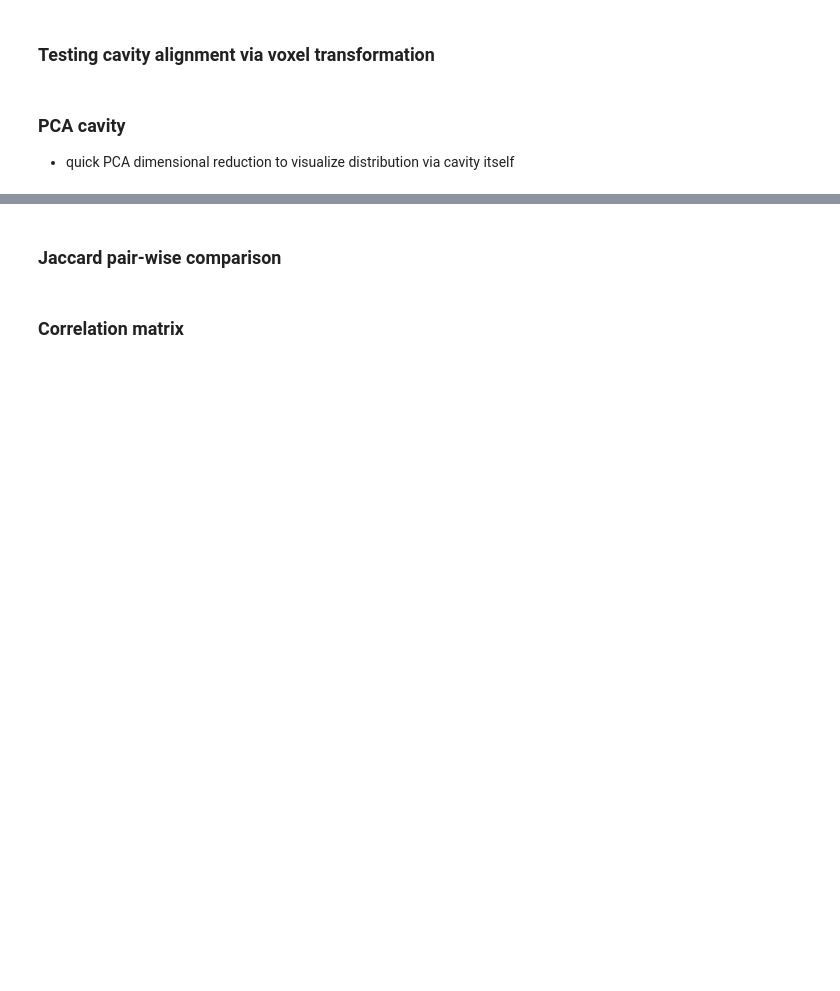
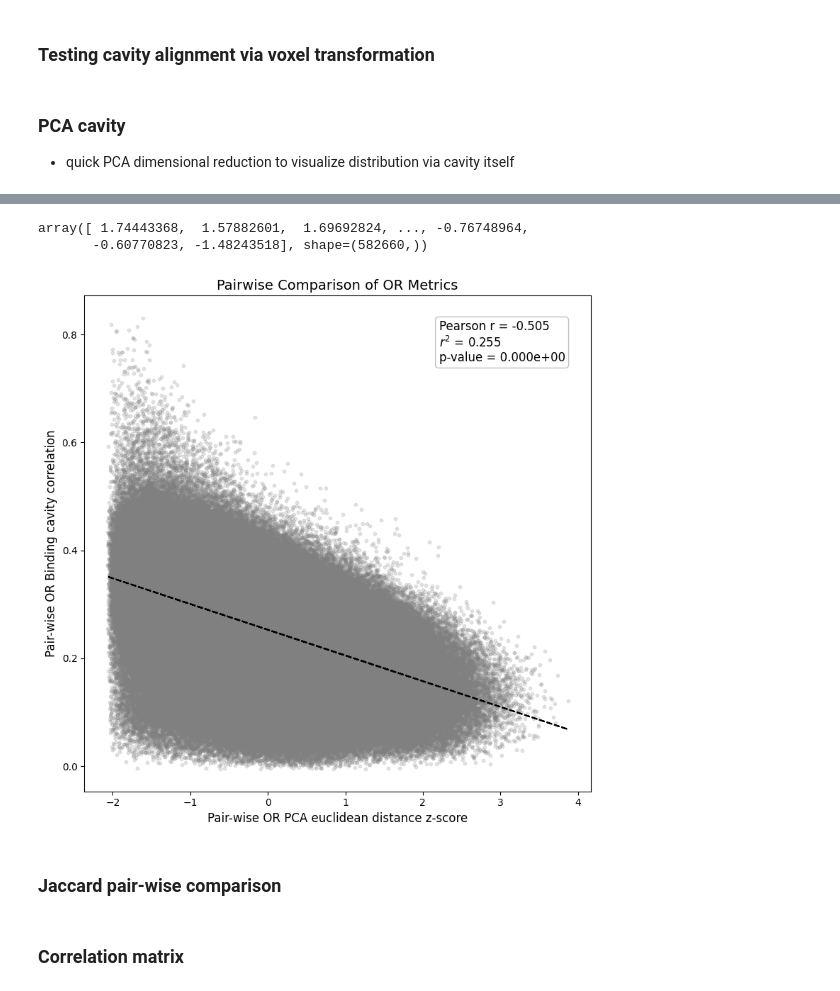
Before and after one commit to Justice-Lu/OR_learning, a Jupyter notebook: notebooks/binding_cavity/binding_cavity_notebook.ipynb, the cells around one changed output, grey strips where cells are left out. Saved outputs shown, nothing was run; the diff lists cells and outputs as text; code cells hidden in the pictures; blank space fills up the shorter version.

```diff
--- a/notebooks/binding_cavity/binding_cavity_notebook.ipynb
+++ b/notebooks/binding_cavity/binding_cavity_notebook.ipynb
@@ -458,0 +415,5 @@ fig.show()
+# %%
+# TODO
+# Generate PCA pairwise euclidean distance
+
+pca_df = pd.read_csv('../../output/binding_cavity/PCA/pca_df.csv', index_col=0)
@@ -458,0 +447,2 @@ fig.show()
+# %%
+corr_df = pd.read_csv('../../output/binding_cavity/Correlation/corr_df.csv', index_col=0)
@@ -459,3 +460,53 @@ fig.show()
+# %%
+z_scores
+# %% [output]
+array([ 1.74443368,  1.57882601,  1.69692824, ..., -0.76748964,
+       -0.60770823, -1.48243518], shape=(582660,))
+# %%
+import matplotlib.pyplot as plt
+from scipy.stats import pearsonr, linregress
+
+# Get common sets of OR between pS6-IP and bc corr_df
+shared_OR = list(set.intersection(set(corr_df.index), set(distance_matrix.index)))
+distance_matrix = distance_matrix.loc[distance_matrix.index.isin(shared_OR)][np.sort(shared_OR)]
+
+# Extract the upper triangular indices (excluding the diagonal)
+triu_indices = np.triu_indices_from(np.array(distance_matrix), k=1)
+values1 = np.array(z_scores)
+# values1 = np.array(distance_matrix)[triu_indices]
+values2 = np.array(corr_df)[triu_indices]
+
+# Calculate Pearson correlation and p-value
+r, p_value = pearsonr(values1, values2)
+# Calculate the line of best fit
+slope, intercept, _, _, _ = linregress(values1, values2)
+
+# Create the scatter plot
+plt.figure(figsize=(8, 8))
+plt.scatter(values1, values2, color='gray', alpha=0.2, s=10)
+plt.plot(values1, slope * values1 + intercept, color="black", linestyle="--", label="Pearson Line")
+
+# Add labels, title, and grid
+plt.xlabel("Pair-wise OR PCA euclidean distance z-score", fontsize=12)
+plt.ylabel("Pair-wise OR Binding cavity correlation", fontsize=12)
+plt.title("Pairwise Comparison of OR Metrics", fontsize=14)
+
+# Add text annotation for Pearson correlation, r^2, and p-value
+plt.text(
+    0.7, 0.95,  # Adjust position as needed
+    f"Pearson r = {r:.3f}\n$r^2$ = {r**2:.3f}\np-value = {p_value:.3e}",
+    fontsize=12,
+    ha="left",va="top",
+    transform=plt.gca().transAxes,
+    bbox=dict(boxstyle="round,pad=0.3", edgecolor="gray", facecolor="white", alpha=0.5),
+)
+
+# Show the plot
+plt.tight_layout()
+# plt.savefig(f'../../output/binding_cavity/Correlation/corr_scatter_PCAzscore.png')
+plt.show()
+# %% [output]
+[figure, added]
 # %% [markdown]
 ### Jaccard pair-wise comparison
 # %%
```
Also changed, not shown: parts of 11 cells of this notebook, 5 other files.
